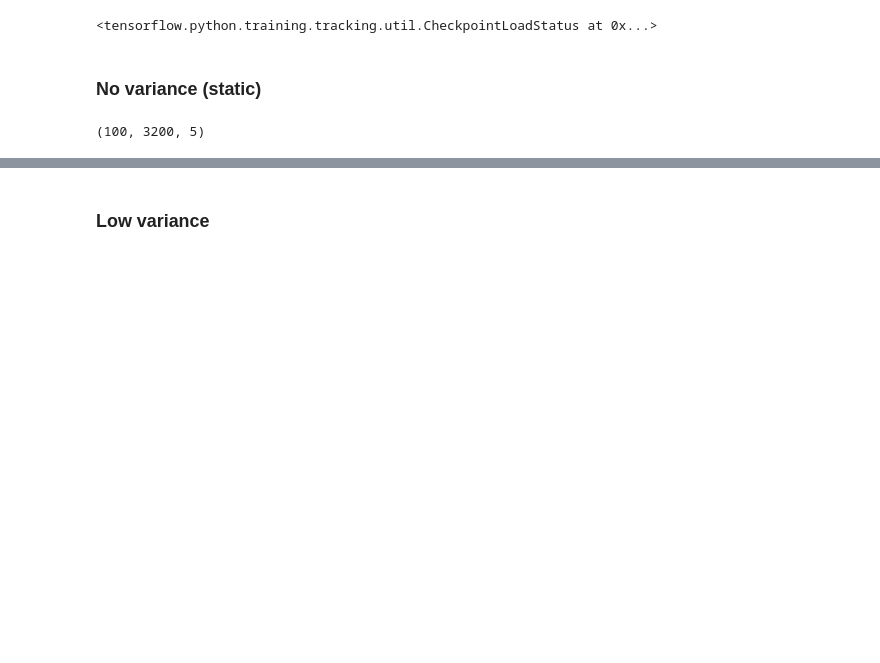
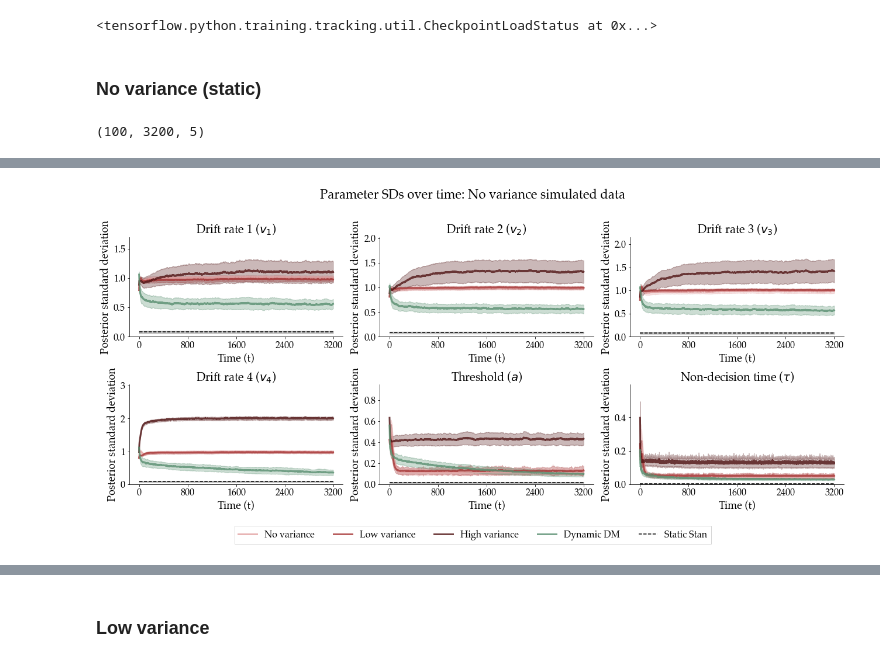
Before and after one commit to LuSchumacher/dynamic_models, a Jupyter notebook: ablation_study/ablation_study.ipynb, the cells around one changed output, grey strips where cells are left out. Cells and saved outputs as stored; diff of their text form; code cells hidden in the pictures; blank space fills up the shorter version.

```diff
--- a/ablation_study/ablation_study.ipynb
+++ b/ablation_study/ablation_study.ipynb
@@ -322,7 +324,7 @@ network_no_var     = StaticHeteroscedasticNetwork(6)
 network_low_var    = StaticHeteroscedasticNetwork(6)
 network_high_var   = StaticHeteroscedasticNetwork(6)
 network_dynamic_dm = HeteroscedasticNetwork(6, 6)
-network_no_var.load_weights('checkpoints_ablation/ablation_static_3200_new')
+network_no_var.load_weights('checkpoints_ablation/ablation_static_3200_new_2')
 network_low_var.load_weights('checkpoints_ablation/ablation_lowVar_3200_new')
 network_high_var.load_weights('checkpoints_ablation/ablation_highVar_3200_new')
 network_dynamic_dm.load_weights('../model_comparison/checkpoints/varying_hyperparams_3200')
@@ -408,6 +410,7 @@ def plot_post_sd(stan_post_samples, bf_post_no_var, bf_post_low_var, bf_post_hig
             f.suptitle("Parameter SDs over time: {}".format(labels[types]) + " simulated data\n", fontsize=22)
 
     f.tight_layout()
+    return f
 # %%
 def plot_post_mean_error(stan_post_samples, bf_post_no_var, bf_post_low_var, bf_post_high_var, bf_post_dynamic, types):
     # get mean and sd of posterior means's from Bayesflow fits
@@ -506,2 +533,4 @@ bf_post_dynamic_dm.shape
 # %%
-plot_post_sd(stan_post_samples, bf_post_no_var, bf_post_low_var, bf_post_high_var, bf_post_dynamic_dm, 3200, 0)
+f = plot_post_sd(stan_post_samples, bf_post_no_var, bf_post_low_var, bf_post_high_var, bf_post_dynamic_dm, 3200, 0)
+# %% [output]
+[figure, added]
```
Also changed, not shown: parts of 57 cells of this notebook, 17 other files.
